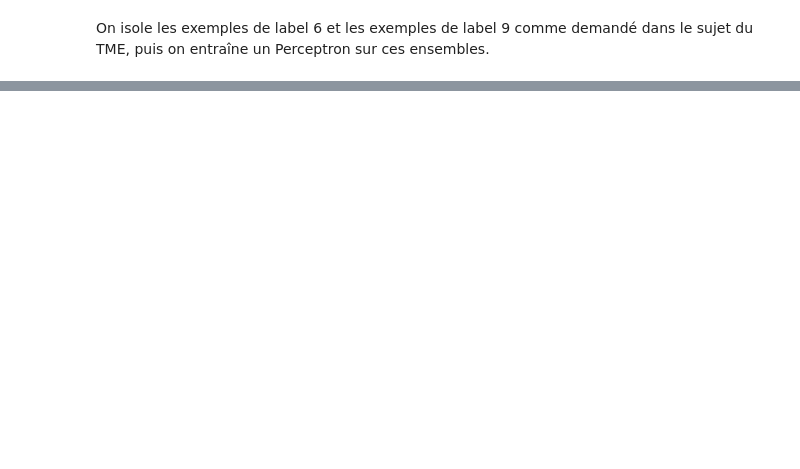
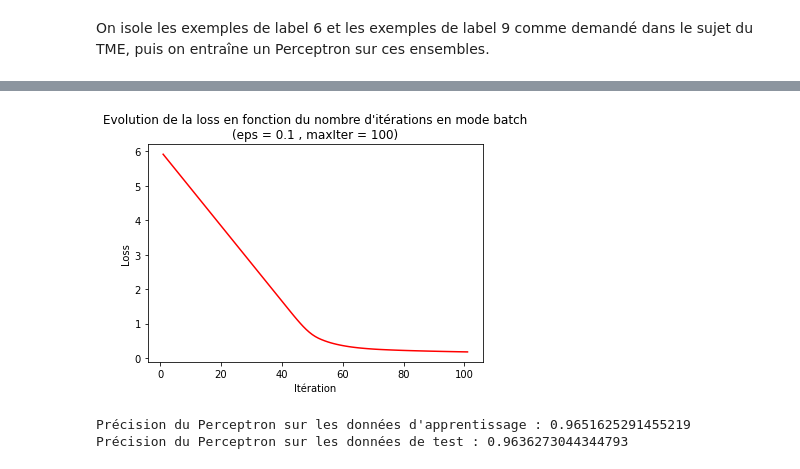
Before and after one commit to almehdiKrisni/UE_ML, a Jupyter notebook: TME4/Rapport_TME4_KRISNI_ARICHANDRA.ipynb, the cells around one changed output, grey strips where cells are left out. Saved outputs shown, nothing was run; the diff lists cells and outputs as text; code cells hidden in the pictures; blank space fills up the shorter version.

```diff
--- a/TME4/Rapport_TME4_KRISNI_ARICHANDRA.ipynb
+++ b/TME4/Rapport_TME4_KRISNI_ARICHANDRA.ipynb
@@ -84,0 +102,23 @@ Précision du Perceptron sur les données de test : 0.7838616714697406
+# %%
+# Isolation des 6 (négatif) et des non 6 (positif) avec get_usps
+Xapp, Yapp = dataxapp, datayapp
+Xtest, Ytest = dataxtest, dataytest
+
+# On transforme les labels 6 en -1 et les labels restants en +1
+Yapp = np.where(Yapp == 6, -1, Yapp)
+Yapp = np.where(Yapp != (-1), 1, Yapp)
+
+Ytest = np.where(Ytest == 6, -1, Ytest)
+Ytest = np.where(Ytest != (-1), 1, Ytest)
+# %%
+# Création du Perceptron et apprentissage
+p6all = Lineaire(loss=perceptron_loss, loss_g=perceptron_grad, eps=0.1)
+p6all.fit(Xapp, Yapp, doPlot=True)
+
+# Affichage des précisions sur les ensembles d'apprentissage et de test
+print("Précision du Perceptron sur les données d'apprentissage :", p6all.score(Xapp, Yapp))
+print("Précision du Perceptron sur les données de test :", p6all.score(Xtest, Ytest))
+# %% [output]
+[figure, added]
+Précision du Perceptron sur les données d'apprentissage : 0.9651625291455219
+Précision du Perceptron sur les données de test : 0.9636273044344793
```
Also changed, not shown: parts of 22 cells of this notebook, 1 other file.
